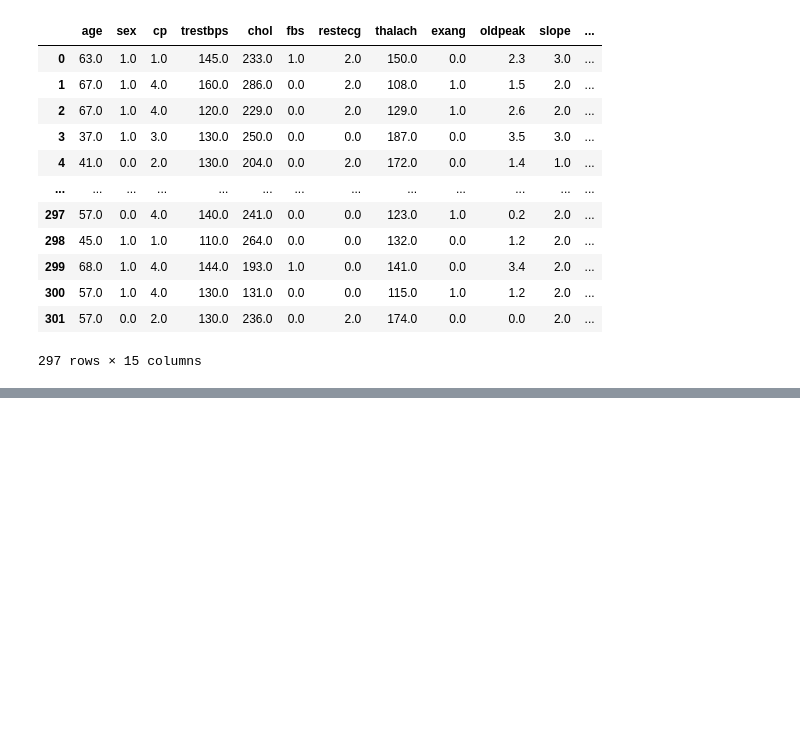
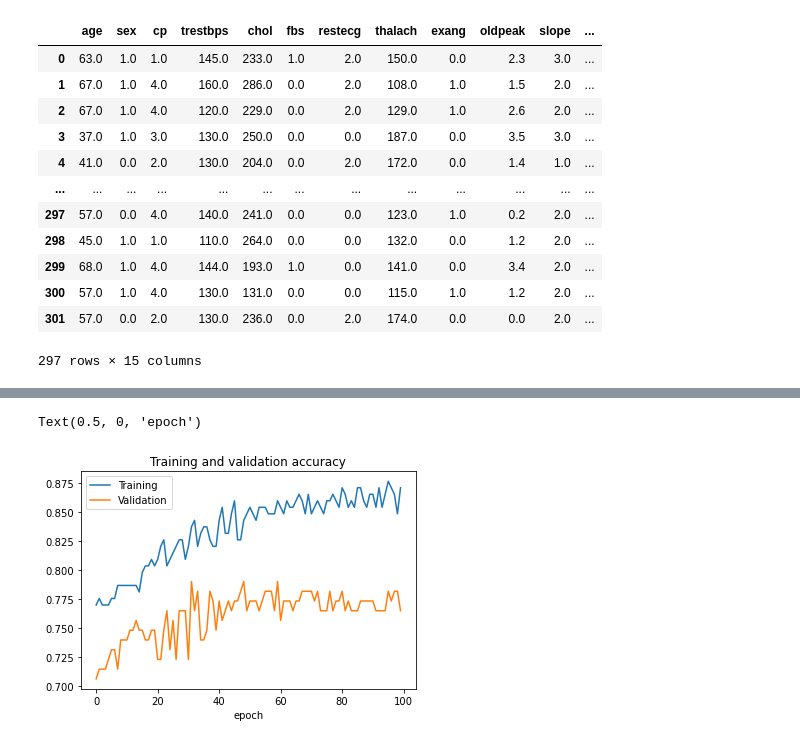
Before and after one commit to charlesg/HI530, a Jupyter notebook: module5/Module 5 Homework 1.ipynb, the cells around one changed output, grey strips where cells are left out. Cells and saved outputs as stored; diff of their text form; code cells hidden in the pictures; blank space fills up the shorter version.

```diff
--- a/module5/Module 5 Homework 1.ipynb
+++ b/module5/Module 5 Homework 1.ipynb
@@ -134,0 +170,6 @@ hd_new
+# %%
+###
+classes = sorted(y.unique())
+clf = MLPClassifier(hidden_layer_sizes=(3), activation='relu', solver='lbfgs', max_iter=1000, random_state=1)
+clf.fit(train_X, train_y)
+clf.predict(train_X)
@@ -134,0 +224,15 @@ hd_new
+# %%
+#Dependencies
+import keras
+from keras.models import Sequential
+from keras.layers import Conv2D, MaxPool2D, Dropout, Flatten, Dense
+from keras.optimizers import Adam
+from keras_visualizer import visualizer
+
+# Neural network
+model = Sequential()
+
+model.add(Dense(16, input_dim=14, activation='relu'))
+model.add(Dense(12, activation='relu'))
+model.add(Dense(1, activation='sigmoid')) #sigmoid since this is binary classifiction
+model.summary()
@@ -134,0 +256,6 @@ hd_new
+# %%
+#compile the model
+model.compile(Adam(lr = 0.001), loss = 'binary_crossentropy', metrics = ['accuracy']) #lr = learning rate
+# %%
+#train the model
+history = model.fit(train_X, train_y, epochs=100, batch_size=64, validation_data = (valid_X,valid_y))
@@ -134,0 +280,12 @@ hd_new
+# %%
+import matplotlib.pyplot as plt
+
+#plot graph between training and validation accuarcy
+plt.plot(history.history['accuracy'])
+plt.plot(history.history['val_accuracy'])
+plt.legend(['Training', 'Validation'])
+plt.title('Training and validation accuracy')
+plt.xlabel('epoch')
+# %% [output]
+Text(0.5, 0, 'epoch')
+[figure, added]
```
Also changed, not shown: parts of 19 cells of this notebook, 8 other files.
